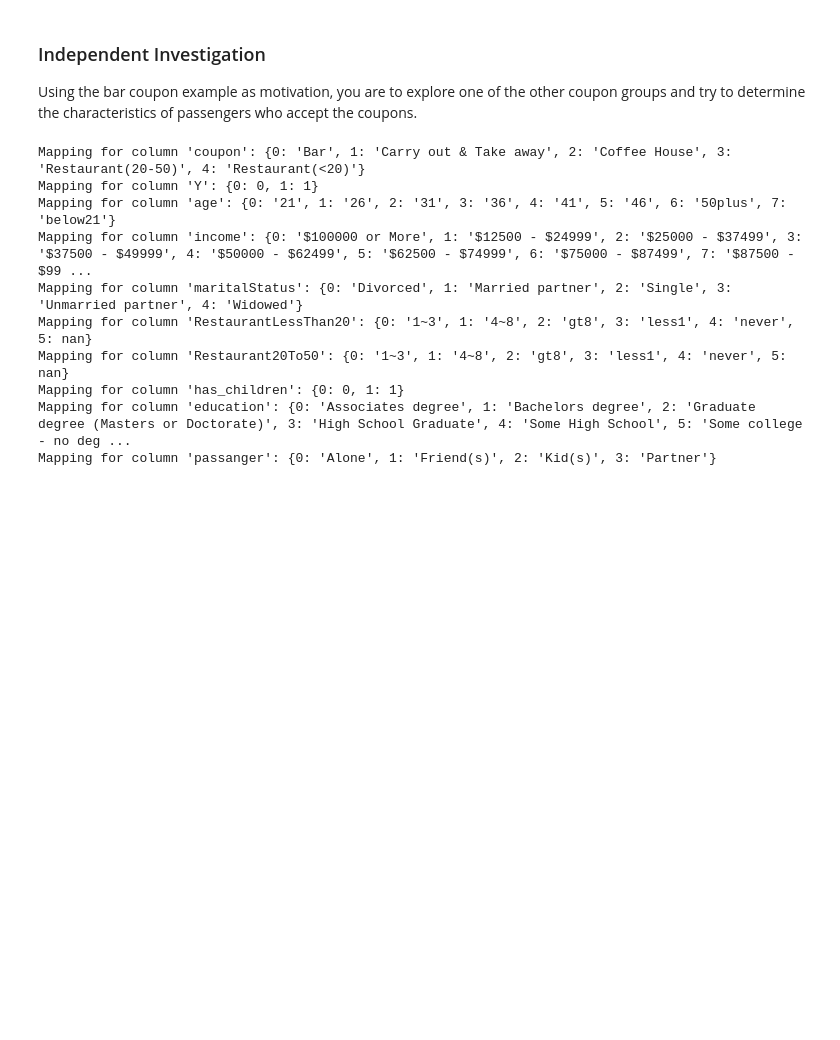
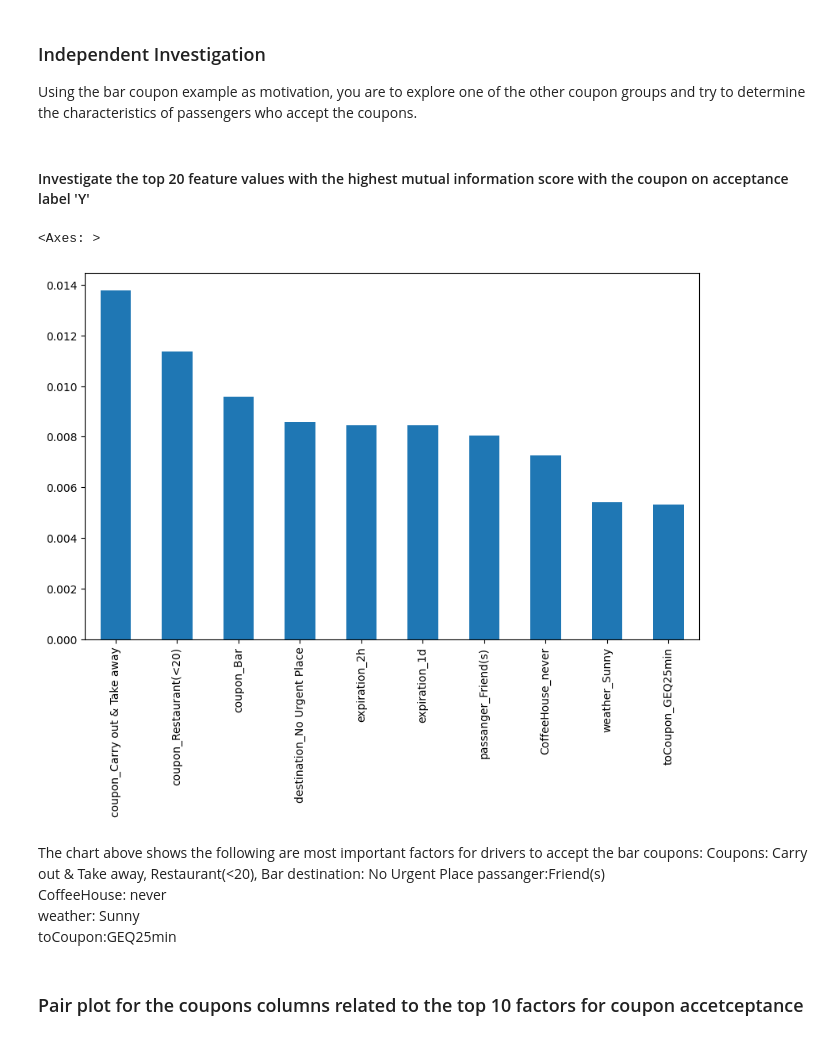
Before and after one commit to mingl2000/MLAI, a Jupyter notebook: prompt.ipynb, the cells around one changed output. Saved outputs shown, nothing was run; the diff lists cells and outputs as text; code cells hidden in the pictures; blank space fills up the shorter version.

```diff
--- a/prompt.ipynb
+++ b/prompt.ipynb
@@ -255,8 +261,41 @@ The following drivers are likely to acceccept the bar coupons:
 ### Independent Investigation
 
 Using the bar coupon example as motivation, you are to explore one of the other coupon groups and try to determine the characteristics of passengers who accept the coupons.
+# %% [markdown]
+#### Investigate the top 20 feature values with the highest mutual information score with the coupon on acceptance label 'Y'
+# %%
+from sklearn.feature_selection import mutual_info_classif
+import pandas as pd
+data = pd.read_csv('data/coupons.csv')
+# Assuming df is your dataframe with categorical variables and 'Y'
+X = data.drop(columns=['Y'])  # Drop target column
+y = data['Y']
+
+# Convert categorical variables to numerical if needed
+X = pd.get_dummies(X)
+
+# Compute mutual information
+mi = mutual_info_classif(X, y, discrete_features=True)
+
+# Rank features
+mi_series = pd.Series(mi, index=X.columns).sort_values(ascending=False)
+
+mi_series.head(10).plot(kind='bar', figsize=(10, 6))
+# %% [output]
+<Axes: >
+[figure, added]
+# %% [markdown]
+The chart above shows the following are most important factors for drivers to accept the bar coupons:
+Coupons:  Carry out & Take away, Restaurant(<20), Bar
+destination: No Urgent Place
+passanger:Friend(s)
+CoffeeHouse: never
+weather: Sunny
+toCoupon:GEQ25min
+# %% [markdown]
+### Pair plot for the coupons columns related to the top 10 factors for coupon accetceptance
 # %%
-
+''' common code for later analysis'''
 def label_encode(new_data):
     label_encoders = {}
     label_mappings = {}
@@ -270,22 +309,3 @@ def label_encode(new_data):
     for col, mapping in label_mappings.items():
         print(f"Mapping for column '{col}': {mapping}")
     return new_data
-
-data = pd.read_csv('data/coupons.csv')
-new_data=data[['coupon','Y','age','income','maritalStatus','RestaurantLessThan20','Restaurant20To50','has_children','education','passanger']]
-new_data = label_encode(new_data)
-
-
-
-sns.pairplot(new_data, hue='Y',diag_kind='hist')
-# %% [output]
-Mapping for column 'coupon': {0: 'Bar', 1: 'Carry out & Take away', 2: 'Coffee House', 3: 'Restaurant(20-50)', 4: 'Restaurant(<20)'}
-Mapping for column 'Y': {0: 0, 1: 1}
-Mapping for column 'age': {0: '21', 1: '26', 2: '31', 3: '36', 4: '41', 5: '46', 6: '50plus', 7: 'below21'}
-Mapping for column 'income': {0: '$100000 or More', 1: '$12500 - $24999', 2: '$25000 - $37499', 3: '$37500 - $49999', 4: '$50000 - $62499', 5: '$62500 - $74999', 6: '$75000 - $87499', 7: '$87500 - $99 ...
-Mapping for column 'maritalStatus': {0: 'Divorced', 1: 'Married partner', 2: 'Single', 3: 'Unmarried partner', 4: 'Widowed'}
-Mapping for column 'RestaurantLessThan20': {0: '1~3', 1: '4~8', 2: 'gt8', 3: 'less1', 4: 'never', 5: nan}
-Mapping for column 'Restaurant20To50': {0: '1~3', 1: '4~8', 2: 'gt8', 3: 'less1', 4: 'never', 5: nan}
-Mapping for column 'has_children': {0: 0, 1: 1}
-Mapping for column 'education': {0: 'Associates degree', 1: 'Bachelors degree', 2: 'Graduate degree (Masters or Doctorate)', 3: 'High School Graduate', 4: 'Some High School', 5: 'Some college - no deg ...
-Mapping for column 'passanger': {0: 'Alone', 1: 'Friend(s)', 2: 'Kid(s)', 3: 'Partner'}
```
Also changed, not shown: parts of 12 cells of this notebook.
